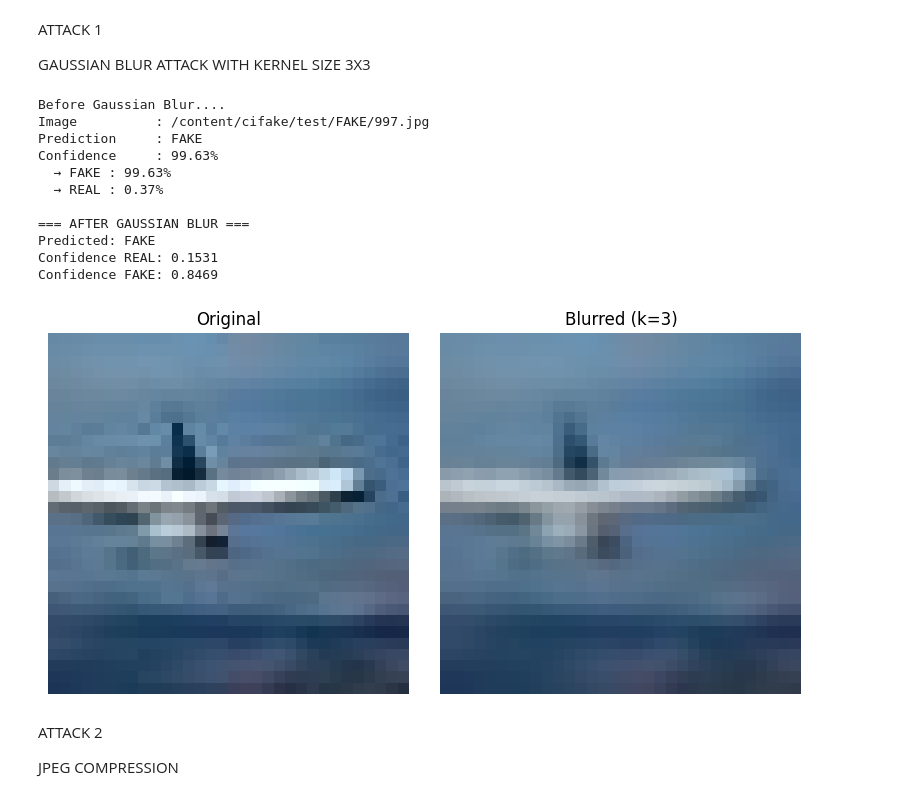
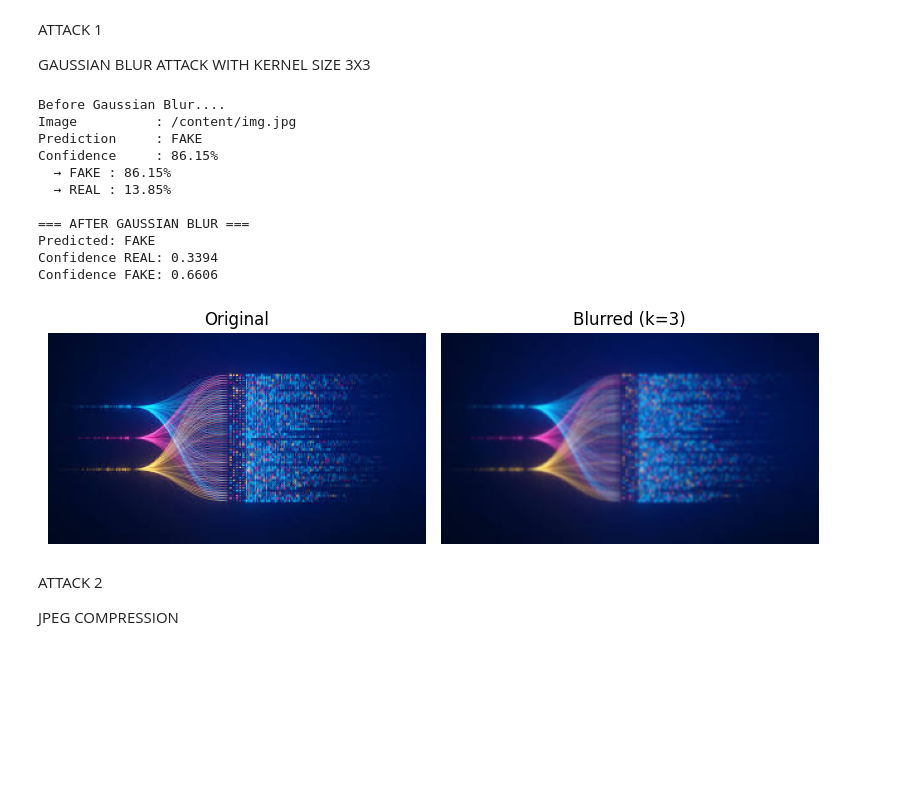
Before and after one commit to samrithiV/syntheticImageDetection, a Jupyter notebook: SyntheticImgDetection_Evasion_Mitigation.ipynb, the cells around one changed output. Cells and saved outputs as stored; diff of their text form; code cells hidden in the pictures; blank space fills up the shorter version.

```diff
--- a/SyntheticImgDetection_Evasion_Mitigation.ipynb
+++ b/SyntheticImgDetection_Evasion_Mitigation.ipynb
@@ -718,24 +716,24 @@ def run_blur_evasion(model, image_np, kernel_size=3):
     return blurred_image
 # %%
 from PIL import Image
-image=Image.open("/content/cifake/test/FAKE/997.jpg").convert("RGB")
+image=Image.open("/content/img.jpg").convert("RGB")
 image_np=np.array(image)
 print("Before Gaussian Blur....")
-label, confidence = predict('/content/cifake/test/FAKE/997.jpg', model_resnet, device)
+label, confidence = predict('/content/img.jpg', model_resnet, device)
 blurred_img = run_blur_evasion(model_resnet, image_np, kernel_size=3)
 # %% [output]
 Before Gaussian Blur....
-Image          : /content/cifake/test/FAKE/997.jpg
+Image          : /content/img.jpg
 Prediction     : FAKE
-Confidence     : 99.63%
-  → FAKE : 99.63%
-  → REAL : 0.37%
+Confidence     : 86.15%
+  → FAKE : 86.15%
+  → REAL : 13.85%
 
 === AFTER GAUSSIAN BLUR ===
 Predicted: FAKE
-Confidence REAL: 0.1531
-Confidence FAKE: 0.8469
+Confidence REAL: 0.3394
+Confidence FAKE: 0.6606
-[figure, old version]
+[figure, new version]
 # %% [markdown]
 ATTACK 2
 
```
Also changed, not shown: parts of 5 cells of this notebook.
